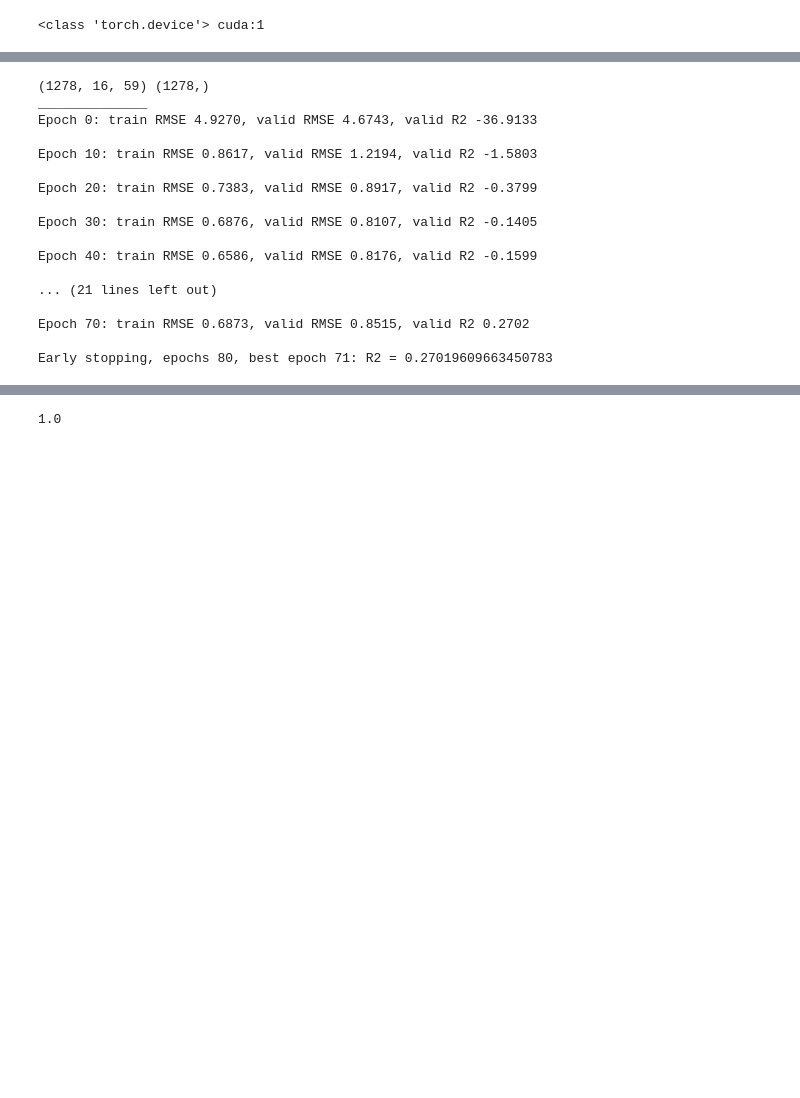
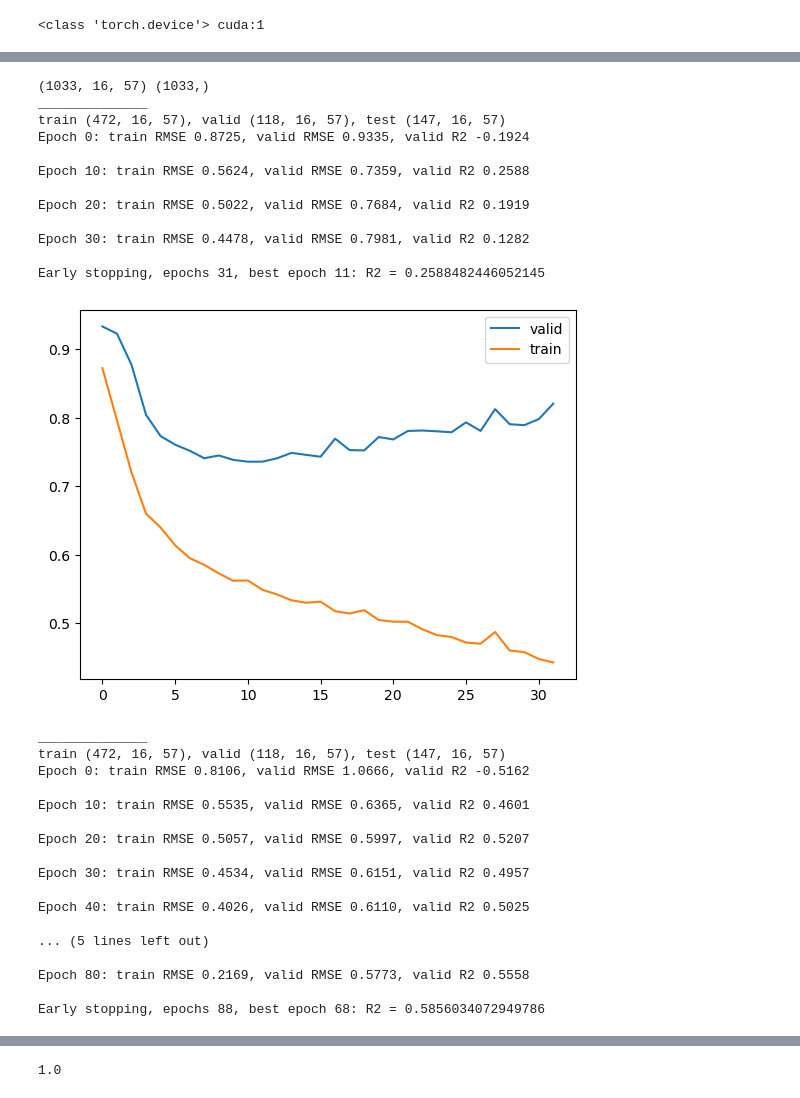
Before and after one commit to VeryLittleAnna/SoftSensors, a Jupyter notebook: Baseline.ipynb, the cells around one changed output, grey strips where cells are left out. Saved outputs shown, nothing was run; the diff lists cells and outputs as text; code cells hidden in the pictures; blank space fills up the shorter version.

```diff
--- a/Baseline.ipynb
+++ b/Baseline.ipynb
@@ -36,9 +40,11 @@ short_name = {'35_21_1000.Q.KatKlD.1444.octanI': 'octanI',
               '35_21_1000.Q.KatKlAB.AroPf.v' : 'AroPfv'
 }
 # %%
-K = 60 #усреднение
-SOFT_SENSOR_NAME = soft[2]
+K = 120 #усреднение
+SOFT_SENSOR_INDEX = 2
+SOFT_SENSOR_NAME = soft[SOFT_SENSOR_INDEX]
 MODEL_PATH = f"./models/{short_name[SOFT_SENSOR_NAME]}.pth"
+PERIODS_FILE = "periods_W20_gr120_Agl.npy"
 # %%
 data = pd.read_csv("Dataset1_nans.csv", sep=";")
 # %%
@@ -261,46 +299,64 @@ start
 # %%
-Ks = [120]# [60, 120, 240]
-Ws = [16] #[16, 32]
-batch_size = [8] #[4, 8]
+Ks = [120]#[60, 120, 240]
+Ws = [16] #[8, 16, 32]
+batch_size = [4] #[8, 16] #[4, 8]
 results_str = ""
 res = defaultdict(dict)
-EPOCHES = 100
-scaler_y = None
+EPOCHES = 150
+y_scaler = None
 best_model = None
+global_seed(SEED)
 for K in Ks:
-    dataset = dataset_utils.Dataset(data_orig, soft_data[SOFT_SENSOR_NAME], delay=0, K=K, diff=False)
+    PERIODS_FILE = "periods_W20_gr{}_Agl.npy".format(K)
+    dataset = dataset_utils.Dataset(data_orig, soft_data[SOFT_SENSOR_NAME], delay=0, K=K, diff=False, periods=PERIODS_FILE)
     for W in Ws:
         dataset_x, dataset_y, _ = dataset.window_view(W=W, scale_target=False)
+        y_scaler = dataset_utils.MyStandardScaler()
+        dataset_y = y_scaler.fit_transform(dataset_y)
         assert(dataset_x.shape[0] == dataset_y.shape[0])
         features_num = dataset_x.shape[-1]
-        train_x, test_x, train_y, trest_y = train_test_split(dataset_x, dataset_y, test_size=0.30, shuffle=False, random_state=SEED)
+#         train_x, test_x, train_y, test_y = train_test_split(dataset_x, dataset_y, test_size=0.30, shuffle=False, random_state=SEED)
 #         train_x, valid_x, train_y, valid_y = train_test_split(train_x, train_y, test_size=0.17, shuffle=False, random_state=SEED)
-        if scaler_y is not None:
-            restored_train_y, restored_valid_y, restored_test_y = [scaler_y.inverse_transform(tmp) for tmp in (train_y, valid_y, test_y)]
+#         if y_scaler is not None:
+#             restored_train_y, restored_valid_y, restored_test_y = [scaler_y.inverse_transform(tmp) for tmp in (train_y, valid_y, test_y)]
         model_args = {'hidden_size':100}
         for bs in batch_size:
-            losses = trainingCV(train_x, train_y, model=LSTM_Model, model_args=model_args, \
-                     epoches=EPOCHES, batch_size=bs, n_folds=6)
+            losses, model = trainingCV(dataset_x, dataset_y, model=LSTM_Model, model_args=model_args, \
+                     epoches=EPOCHES, batch_size=bs, n_folds=7, y_scaler=y_scaler, train_size_in_folds=4, \
+                    tables_path="try3")
 #             best_model = LSTM_Model(**model_args)
 #             best_model.load_state_dict(torch.load(MODEL_PATH))
 
 #             res[K][(W, bs)] = {'train': (train_rmse, train_r2, train_mape), 'valid': (valid_rmse, valid_r2, valid_mape), 'test':(test_rmse, test_r2, test_mape)}
             res[K][(W, bs)] = losses
 # %% [output]
-(1278, 16, 59) (1278,)
+(1033, 16, 57) (1033,)
 ______________
-Epoch 0: train RMSE 4.9270, valid RMSE 4.6743, valid R2 -36.9133
+train (472, 16, 57), valid (118, 16, 57), test (147, 16, 57)
+Epoch 0: train RMSE 0.8725, valid RMSE 0.9335, valid R2 -0.1924
 
-Epoch 10: train RMSE 0.8617, valid RMSE 1.2194, valid R2 -1.5803
+Epoch 10: train RMSE 0.5624, valid RMSE 0.7359, valid R2 0.2588
 
-Epoch 20: train RMSE 0.7383, valid RMSE 0.8917, valid R2 -0.3799
+Epoch 20: train RMSE 0.5022, valid RMSE 0.7684, valid R2 0.1919
 
-Epoch 30: train RMSE 0.6876, valid RMSE 0.8107, valid R2 -0.1405
+Epoch 30: train RMSE 0.4478, valid RMSE 0.7981, valid R2 0.1282
 
-Epoch 40: train RMSE 0.6586, valid RMSE 0.8176, valid R2 -0.1599
-
-... (21 lines left out)
-
-Epoch 70: train RMSE 0.6873, valid RMSE 0.8515, valid R2 0.2702
-
-Early stopping, epochs 80, best epoch 71: R2 = 0.27019609663450783
+Early stopping, epochs 31, best epoch 11: R2 = 0.2588482446052145
+[figure, added]
+______________
+train (472, 16, 57), valid (118, 16, 57), test (147, 16, 57)
+Epoch 0: train RMSE 0.8106, valid RMSE 1.0666, valid R2 -0.5162
+
+Epoch 10: train RMSE 0.5535, valid RMSE 0.6365, valid R2 0.4601
+
+Epoch 20: train RMSE 0.5057, valid RMSE 0.5997, valid R2 0.5207
+
+Epoch 30: train RMSE 0.4534, valid RMSE 0.6151, valid R2 0.4957
+
+Epoch 40: train RMSE 0.4026, valid RMSE 0.6110, valid R2 0.5025
+
+... (5 lines left out)
+
+Epoch 80: train RMSE 0.2169, valid RMSE 0.5773, valid R2 0.5558
+
+Early stopping, epochs 88, best epoch 68: R2 = 0.5856034072949786
```
Also changed, not shown: parts of 25 cells of this notebook.
